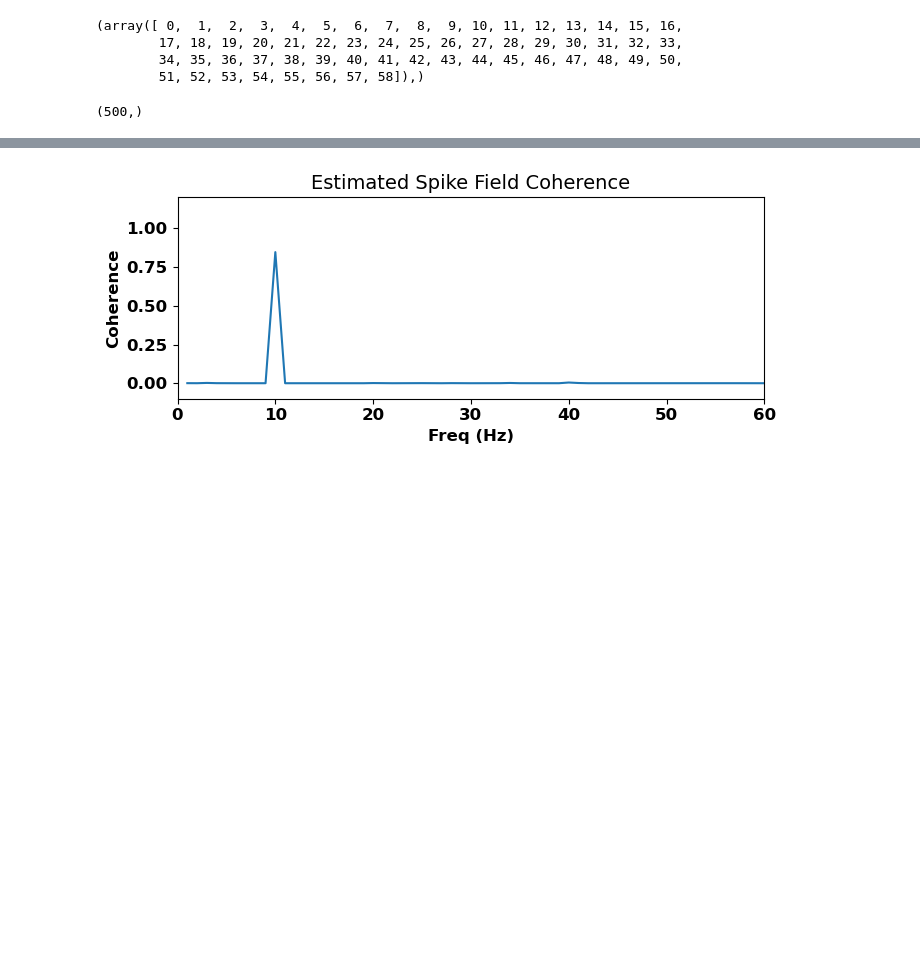
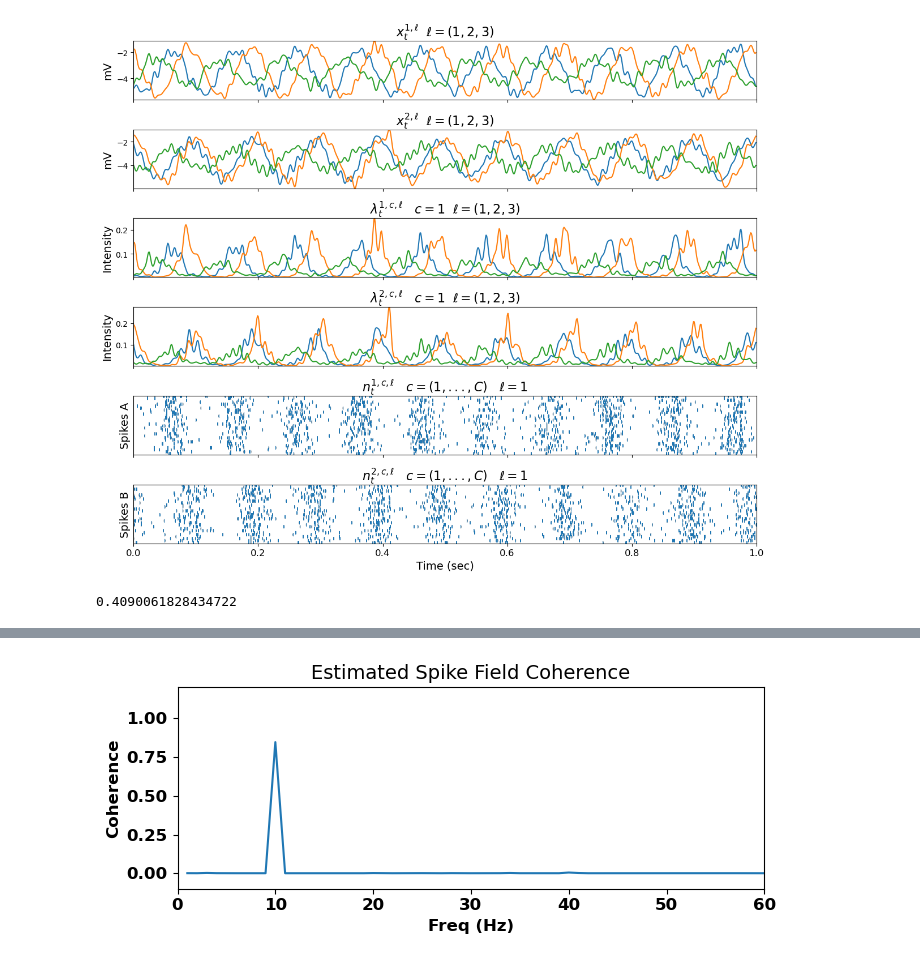
Before and after one commit to Stephen-Lab-BU/sgc, a Jupyter notebook: experiments/sgc/view_synthetic.ipynb, the cells around one changed output, grey strips where cells are left out. Saved outputs shown, nothing was run; the diff lists cells and outputs as text; code cells hidden in the pictures; blank space fills up the shorter version.

```diff
--- a/experiments/sgc/view_synthetic.ipynb
+++ b/experiments/sgc/view_synthetic.ipynb
@@ -5,4 +0,0 @@ from cohlib.utils import pickle_open, logistic, draw_raster_single
-# %%
-save_path = f'saved/synthetic_data/simple_synthetic_{L}_{sample_length}_{C}_{mu}_{seed}'
-
-data_load = pickle_open(save_path)
@@ -74,9 +0,0 @@ def plot_synthetic_data(L, sample_length, C, seed, mu, start=0):
-# %%
-
-mu = -4.5
-L = 25
-C = 30
-sample_length = 1000
-seed = 8
-plot_synthetic_data(L, sample_length, C, seed, mu,
-start=1)
@@ -143,10 +0,0 @@ def conv_zns(zns):
-# %%
-sample_length = 1000
-L = 25
-v_ests = temp[0]['v_ests']
-cnss = []
-for l in range(L):
-    cns = conv_zns(v_ests[l,:][None,:])
-    cnss.append(cns)
-z_ests_spikes = np.stack(cnss)
-z_ests_spikes = z_ests_spikes*np.sqrt(sample_length*2)
@@ -164,11 +0,0 @@ true_coh = thr_coherence(Gamma, mag_sq=True)
-# %%
-np.where(freqs<60)
-# %% [output]
-(array([ 0,  1,  2,  3,  4,  5,  6,  7,  8,  9, 10, 11, 12, 13, 14, 15, 16,
-        17, 18, 19, 20, 21, 22, 23, 24, 25, 26, 27, 28, 29, 30, 31, 32, 33,
-        34, 35, 36, 37, 38, 39, 40, 41, 42, 43, 44, 45, 46, 47, 48, 49, 50,
-        51, 52, 53, 54, 55, 56, 57, 58]),)
-# %%
-true_coh.shape
-# %% [output]
-(500,)
@@ -174,0 +70,10 @@ true_coh.shape
+# %%
+mu = -3.5
+L = 25
+C = 30
+sample_length = 1000
+seed = 8
+plot_synthetic_data(L, sample_length, C, seed, mu,
+start=3)
+# %% [output]
+[figure, added]
@@ -174,0 +114,4 @@ true_coh.shape
+# %%
+lams.max()
+# %% [output]
+0.4090061828434722
```
Also changed, not shown: parts of 115 cells of this notebook, 31 other files.
